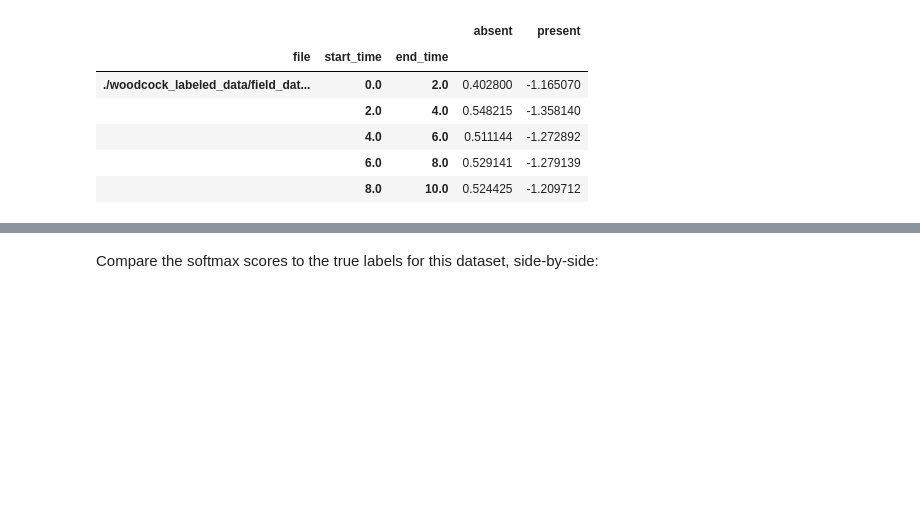
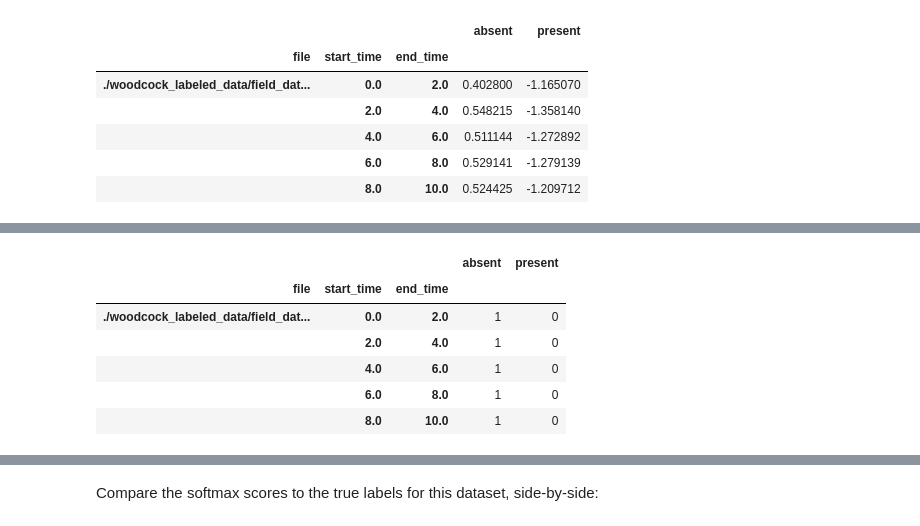
Before and after one commit to kitzeslab/opensoundscape, a Jupyter notebook: docs/tutorials/cnn.ipynb, the cells around one changed output, grey strips where cells are left out. Drawn from its saved outputs; the diff is of its cells as text; code cells hidden in the pictures; blank space fills up the shorter version.

```diff
--- a/docs/tutorials/cnn.ipynb
+++ b/docs/tutorials/cnn.ipynb
@@ -349,0 +298,15 @@ pred_df.head()
+# %%
+from opensoundscape.metrics import predict_single_target_labels
+
+score_df = model.predict(field_recordings)
+
+pred_df = predict_single_target_labels(score_df)
+pred_df.head()
+# %% [output]
+|  |  |  | absent | present |
+| file | start_time | end_time |  |  |
+| ./woodcock_labeled_data/field_dat... | 0.0 | 2.0 | 1 | 0 |
+|  | 2.0 | 4.0 | 1 | 0 |
+|  | 4.0 | 6.0 | 1 | 0 |
+|  | 6.0 | 8.0 | 1 | 0 |
+|  | 8.0 | 10.0 | 1 | 0 |
```
Also changed, not shown: parts of 24 cells of this notebook, 9 other files.
